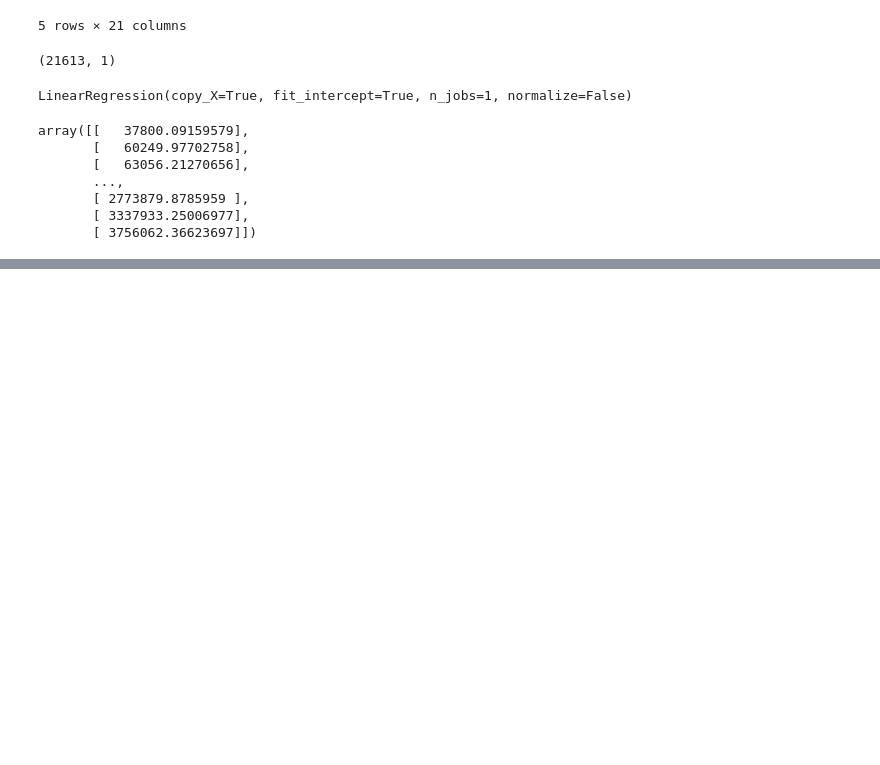
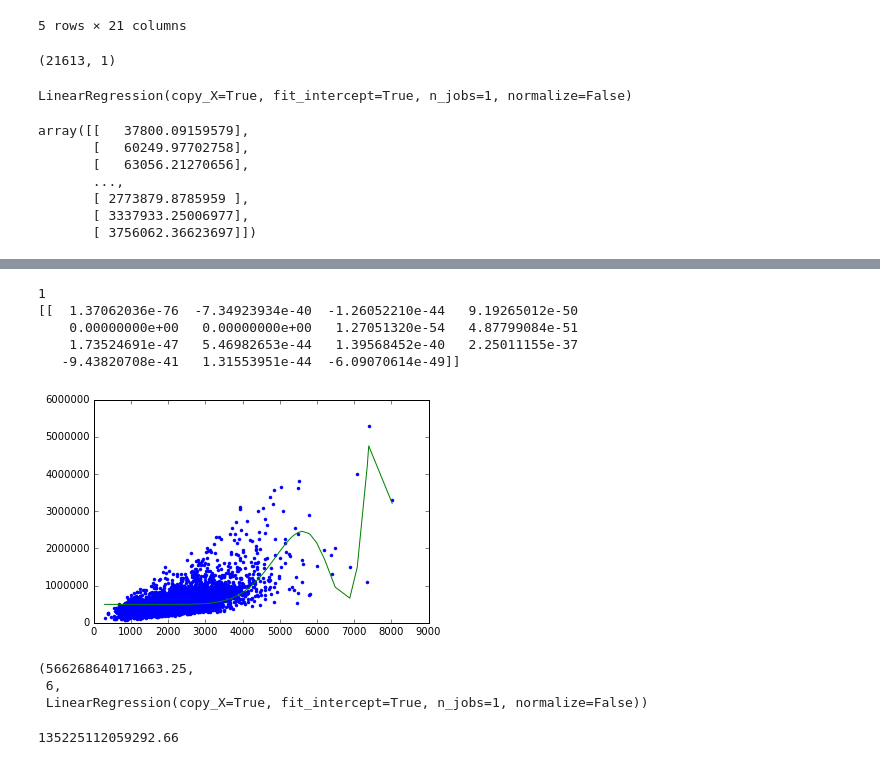
Before and after one commit to patelpri/test, a Jupyter notebook: Bias_Variance_tradeoff.ipynb, the cells around one changed output, grey strips where cells are left out. Cells and saved outputs as stored; diff of their text form; code cells hidden in the pictures; blank space fills up the shorter version.

```diff
--- a/Bias_Variance_tradeoff.ipynb
+++ b/Bias_Variance_tradeoff.ipynb
@@ -26,3 +24,16 @@ sales = sales.sort(['sqft_living','price'])
+# %%
+sales = pd.read_csv('kc_house_data.csv', dtype=dtype_dict)
+sales = sales.sort(['sqft_living','price'])
+
+house_set_4_data = pd.read_csv('wk3_kc_house_set_4_data.csv', dtype=dtype_dict)
+house_set_3_data = pd.read_csv('wk3_kc_house_set_3_data.csv', dtype=dtype_dict)
+house_set_2_data = pd.read_csv('wk3_kc_house_set_2_data.csv', dtype=dtype_dict)
+house_set_1_data = pd.read_csv('wk3_kc_house_set_1_data.csv', dtype=dtype_dict)
+house_test_data = pd.read_csv('wk3_kc_house_test_data.csv', dtype=dtype_dict)
+house_train_data = pd.read_csv('wk3_kc_house_train_data.csv', dtype=dtype_dict)
+house_valid_data = pd.read_csv('wk3_kc_house_valid_data.csv', dtype=dtype_dict)
+for i in [house_set_4_data, house_set_3_data, house_set_2_data, house_set_1_data, house_test_data, house_train_data, house_valid_data]:
+    i = i.sort(['sqft_living', 'price'])
 # %%
 sales.head()
 # %% [output]
@@ -105,0 +117,13 @@ print(x.coef_)
+# %%
+count=1
+for h in [house_set_4_data]:#, house_set_3_data, house_set_2_data, house_set_1_data, house_test_data]:
+    print(count)
+    model_predict(15,h)
+    count+=1
+# %% [output]
+1
+[[  1.37062036e-76  -7.34923934e-40  -1.26052210e-44   9.19265012e-50
+    0.00000000e+00   0.00000000e+00   1.27051320e-54   4.87799084e-51
+    1.73524691e-47   5.46982653e-44   1.39568452e-40   2.25011155e-37
+   -9.43820708e-41   1.31553951e-44  -6.09070614e-49]]
+[figure, added]
@@ -105,0 +141,11 @@ print(x.coef_)
+# %%
+models=[]
+for x in range(1,15):
+    poly, rss, model = model_predict1(x,house_train_data)
+    models.append((rss,poly,model))
+models.sort()
+models[0]
+# %% [output]
+(566268640171663.25,
+ 6,
+ LinearRegression(copy_X=True, fit_intercept=True, n_jobs=1, normalize=False))
@@ -105,0 +157,4 @@ print(x.coef_)
+# %%
+((test[['output']]-predict)**2).sum()[0]
+# %% [output]
+135225112059292.66
```
Also changed, not shown: parts of 14 cells of this notebook.
